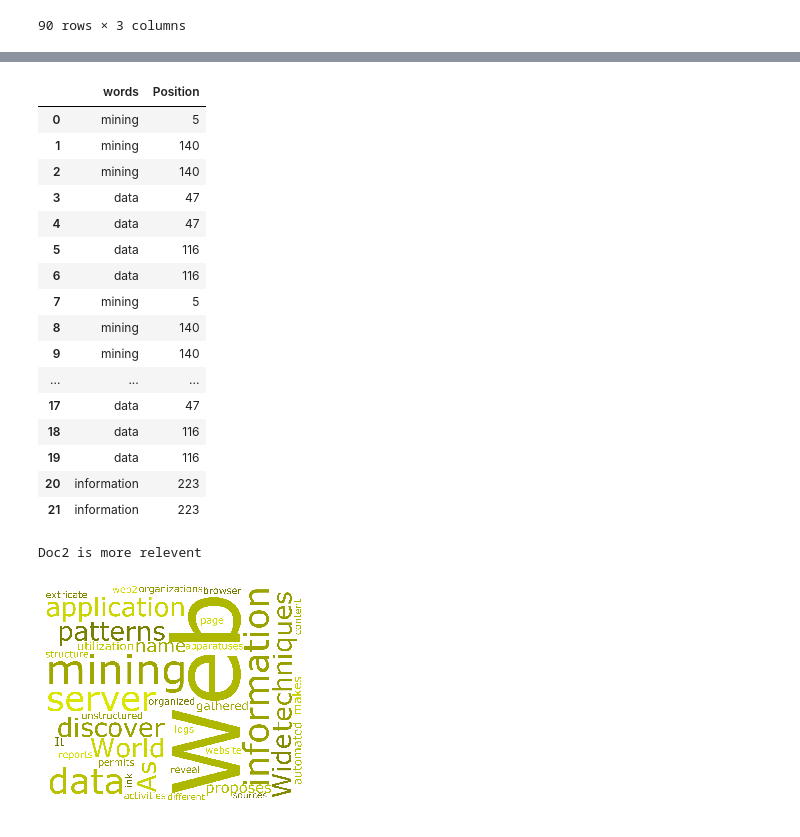
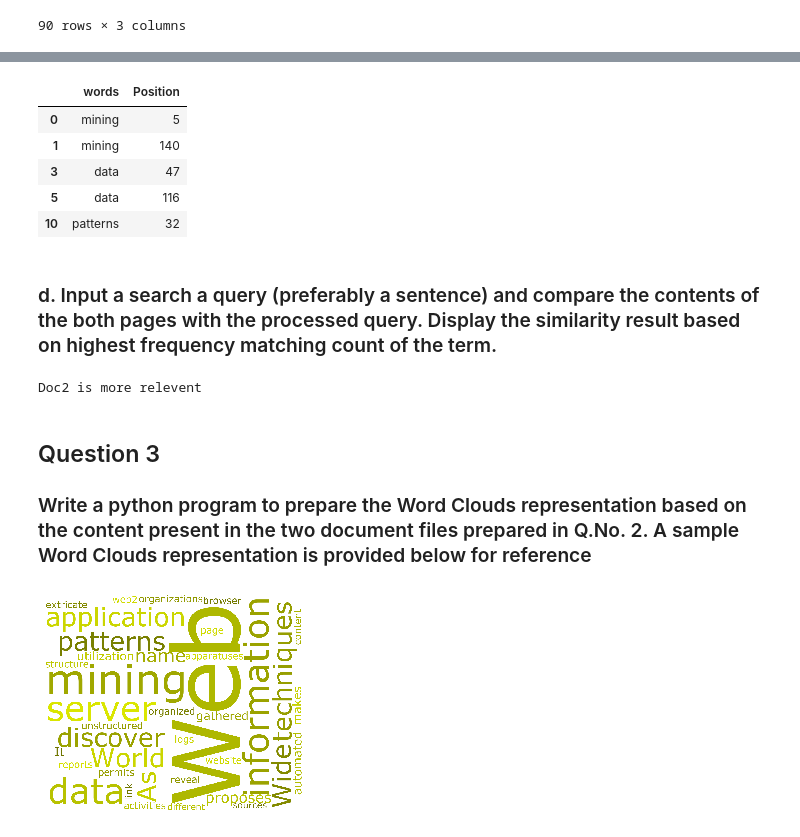
Before and after one commit to SreemanthG/Machine-Learning, a Jupyter notebook: Web Mining/Assignments/Assignment 1/final.ipynb, the cells around one changed output, grey strips where cells are left out. Drawn from its saved outputs; the diff is of its cells as text; code cells hidden in the pictures.

```diff
--- a/Web Mining/Assignments/Assignment 1/final.ipynb
+++ b/Web Mining/Assignments/Assignment 1/final.ipynb
@@ -467,34 +483,27 @@ pd.DataFrame(finaldata1)
 # %%
 compwords2 =[]
 pos2=[]
 for x in resulttext1.get_text().split(" "):
     m =0
     if x in words2:
         for y in text2.split(" "):
             m += 1
             if(x==y):
                 compwords2.append(x)
                 pos2.append(text2.index(x,m-1))
 finaldata2 = {"words":compwords2,"Position":pos2}
-pd.DataFrame(finaldata2)
+h = pd.DataFrame(finaldata2)
+h.drop_duplicates(subset=['words', 'Position'],inplace=True)
+h.head()
 # %% [output]
 |  | words | Position |
 | 0 | mining | 5 |
 | 1 | mining | 140 |
-| 2 | mining | 140 |
 | 3 | data | 47 |
-| 4 | data | 47 |
 | 5 | data | 116 |
-| 6 | data | 116 |
-| 7 | mining | 5 |
-| 8 | mining | 140 |
-| 9 | mining | 140 |
-| ... | ... | ... |
-| 17 | data | 47 |
-| 18 | data | 116 |
-| 19 | data | 116 |
-| 20 | information | 223 |
-| 21 | information | 223 |
+| 10 | patterns | 32 |
+# %% [markdown]
+### d. Input a search a query (preferably a sentence) and compare the contents of the both pages with the processed query. Display the similarity result based on highest frequency matching count of the term.
 # %%
 searchstring = "Web hello intersection data is analysis interdisciplinary subfield usefull"
 
@@ -514,6 +523,9 @@ elif(sc1<sc2):
     print("Doc2 is more relevent")
 # %% [output]
 Doc2 is more relevent
+# %% [markdown]
+## Question 3
+### Write a python program to prepare the Word Clouds representation based on the content present in the two document files prepared in Q.No. 2. A sample Word Clouds representation is provided below for reference
 # %%
 import matplotlib.pyplot as plt
 from wordcloud import WordCloud, STOPWORDS
```
Also changed, not shown: parts of 39 cells of this notebook.
